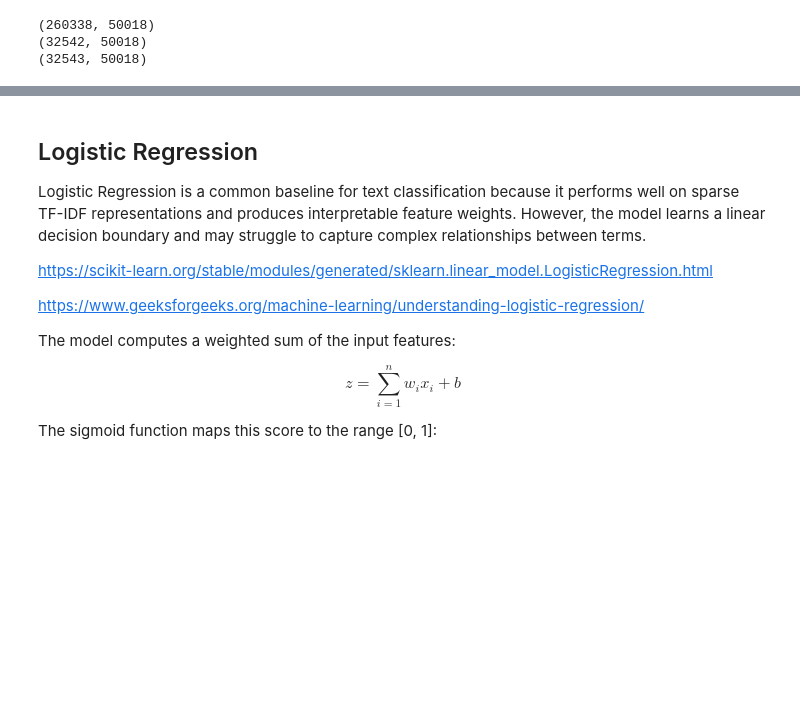
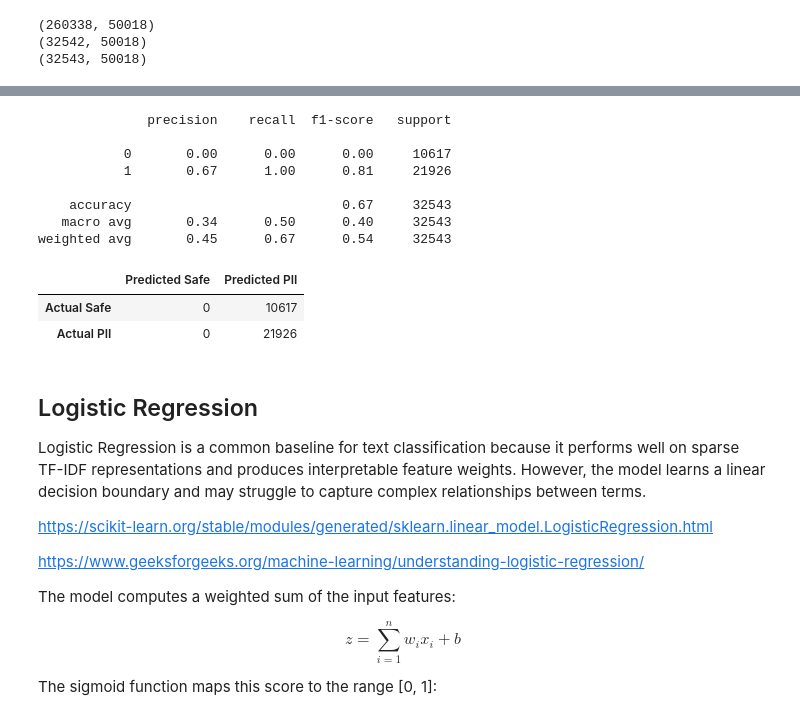
Before and after one commit to Cyber-207/cyber207_specialized_PII_detection_comparison, a Jupyter notebook: notebooks/classical_ml/classical_models.ipynb, the cells around one changed output, grey strips where cells are left out. Cells and saved outputs as stored; diff of their text form; code cells hidden in the pictures; blank space fills up the shorter version.

Commit message:
Baseline model for comparison

```diff
--- a/notebooks/classical_ml/classical_models.ipynb
+++ b/notebooks/classical_ml/classical_models.ipynb
@@ -48,3 +52,24 @@ print(test_features.shape)
+# %%
+# create array of 1s to serve as the baseline
+baseline_predictions = np.ones(len(test_labels), dtype=int)
+# zero_division set to 0 to hide warning due to zero examples being predicted as safe
+print(classification_report(test_labels, baseline_predictions, zero_division=0))
+
+cm = confusion_matrix(test_labels, baseline_predictions)
+
+pd.DataFrame(cm, index=["Actual Safe", "Actual PII"], columns=["Predicted Safe", "Predicted PII"])
+# %% [output]
+              precision    recall  f1-score   support
+
+           0       0.00      0.00      0.00     10617
+           1       0.67      1.00      0.81     21926
+
+    accuracy                           0.67     32543
+   macro avg       0.34      0.50      0.40     32543
+weighted avg       0.45      0.67      0.54     32543
+|  | Predicted Safe | Predicted PII |
+| Actual Safe | 0 | 10617 |
+| Actual PII | 0 | 21926 |
 # %% [markdown]
 ## Logistic Regression
 
```
Also changed, not shown: parts of 1 cell of this notebook.
